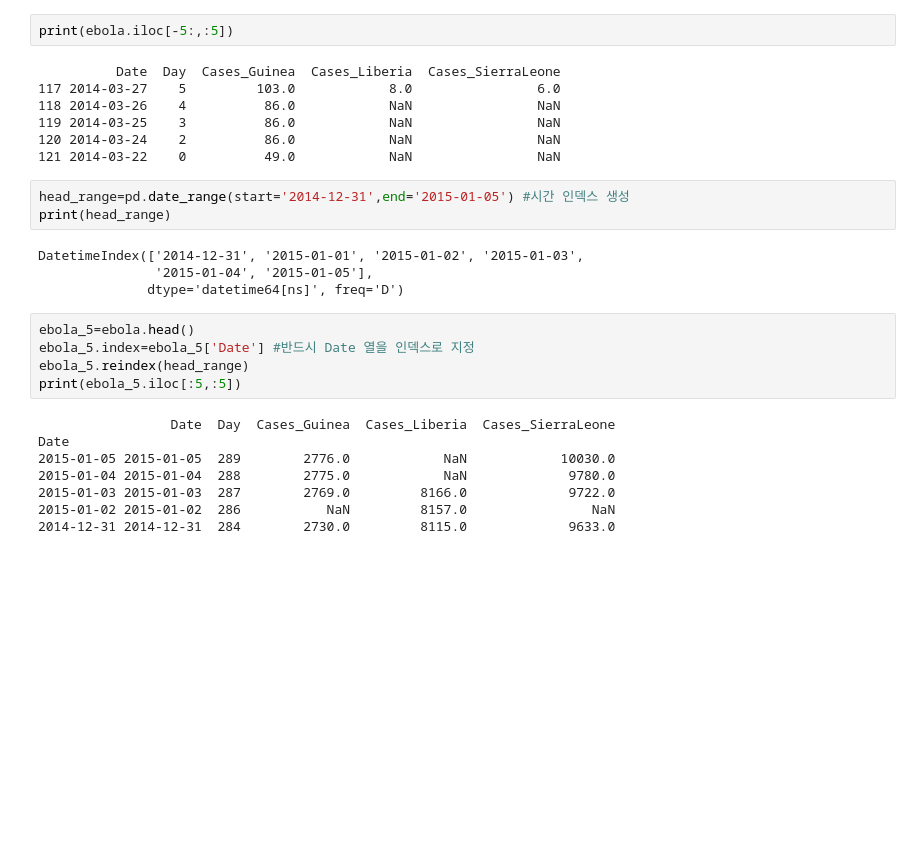
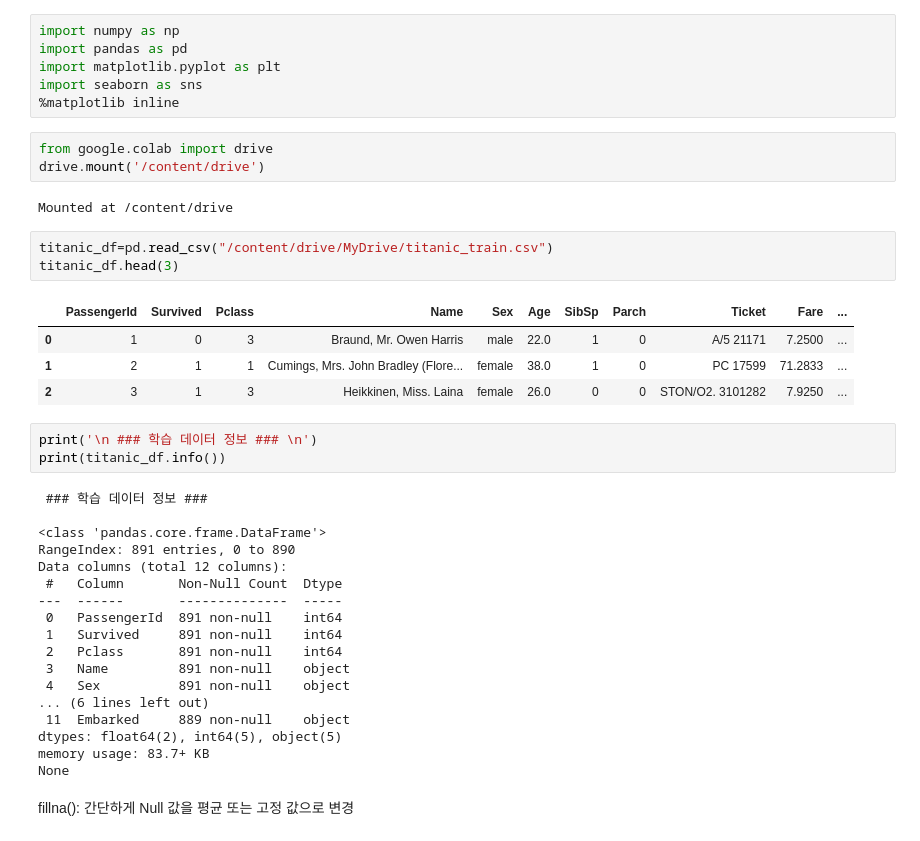
Before and after one commit to JJJJeon/ESAA, a Jupyter notebook: 6주차.ipynb, the cells around one changed output. Drawn from its saved outputs; the diff is of its cells as text; blank space fills up the shorter version.

Commit message:
Colaboratory를 통해 생성됨

```diff
--- a/6주차.ipynb
+++ b/6주차.ipynb
@@ -175,29 +3,42 @@ print(ebola.iloc[:5,:5])
-# %%
-print(ebola.iloc[-5:,:5])
-# %% [output]
-          Date  Day  Cases_Guinea  Cases_Liberia  Cases_SierraLeone
-117 2014-03-27    5         103.0            8.0                6.0
-118 2014-03-26    4          86.0            NaN                NaN
-119 2014-03-25    3          86.0            NaN                NaN
-120 2014-03-24    2          86.0            NaN                NaN
-121 2014-03-22    0          49.0            NaN                NaN
-# %%
-head_range=pd.date_range(start='2014-12-31',end='2015-01-05') #시간 인덱스 생성
-print(head_range)
-# %% [output]
-DatetimeIndex(['2014-12-31', '2015-01-01', '2015-01-02', '2015-01-03',
-               '2015-01-04', '2015-01-05'],
-              dtype='datetime64[ns]', freq='D')
-# %%
-ebola_5=ebola.head()
-ebola_5.index=ebola_5['Date'] #반드시 Date 열을 인덱스로 지정
-ebola_5.reindex(head_range)
-print(ebola_5.iloc[:5,:5])
-# %% [output]
-                 Date  Day  Cases_Guinea  Cases_Liberia  Cases_SierraLeone
-Date
-2015-01-05 2015-01-05  289        2776.0            NaN            10030.0
-2015-01-04 2015-01-04  288        2775.0            NaN             9780.0
-2015-01-03 2015-01-03  287        2769.0         8166.0             9722.0
-2015-01-02 2015-01-02  286           NaN         8157.0                NaN
-2014-12-31 2014-12-31  284        2730.0         8115.0             9633.0
+# %%
+import numpy as np
+import pandas as pd
+import matplotlib.pyplot as plt
+import seaborn as sns
+%matplotlib inline
+# %%
+from google.colab import drive
+drive.mount('/content/drive')
+# %% [output]
+Mounted at /content/drive
+# %%
+titanic_df=pd.read_csv("/content/drive/MyDrive/titanic_train.csv")
+titanic_df.head(3)
+# %% [output]
+|  | PassengerId | Survived | Pclass | Name | Sex | Age | SibSp | Parch | Ticket | Fare | ... |
+| 0 | 1 | 0 | 3 | Braund, Mr. Owen Harris | male | 22.0 | 1 | 0 | A/5 21171 | 7.2500 | ... |
+| 1 | 2 | 1 | 1 | Cumings, Mrs. John Bradley (Flore... | female | 38.0 | 1 | 0 | PC 17599 | 71.2833 | ... |
+| 2 | 3 | 1 | 3 | Heikkinen, Miss. Laina | female | 26.0 | 0 | 0 | STON/O2. 3101282 | 7.9250 | ... |
+# %%
+print('\n ### 학습 데이터 정보 ### \n')
+print(titanic_df.info())
+# %% [output]
+ ### 학습 데이터 정보 ###
+
+<class 'pandas.core.frame.DataFrame'>
+RangeIndex: 891 entries, 0 to 890
+Data columns (total 12 columns):
+ #   Column       Non-Null Count  Dtype
+---  ------       --------------  -----
+ 0   PassengerId  891 non-null    int64
+ 1   Survived     891 non-null    int64
+ 2   Pclass       891 non-null    int64
+ 3   Name         891 non-null    object
+ 4   Sex          891 non-null    object
+... (6 lines left out)
+ 11  Embarked     889 non-null    object
+dtypes: float64(2), int64(5), object(5)
+memory usage: 83.7+ KB
+None
+# %% [markdown]
+fillna(): 간단하게 Null 값을 평균 또는 고정 값으로 변경
```
Also changed, not shown: parts of 39 cells of this notebook.
